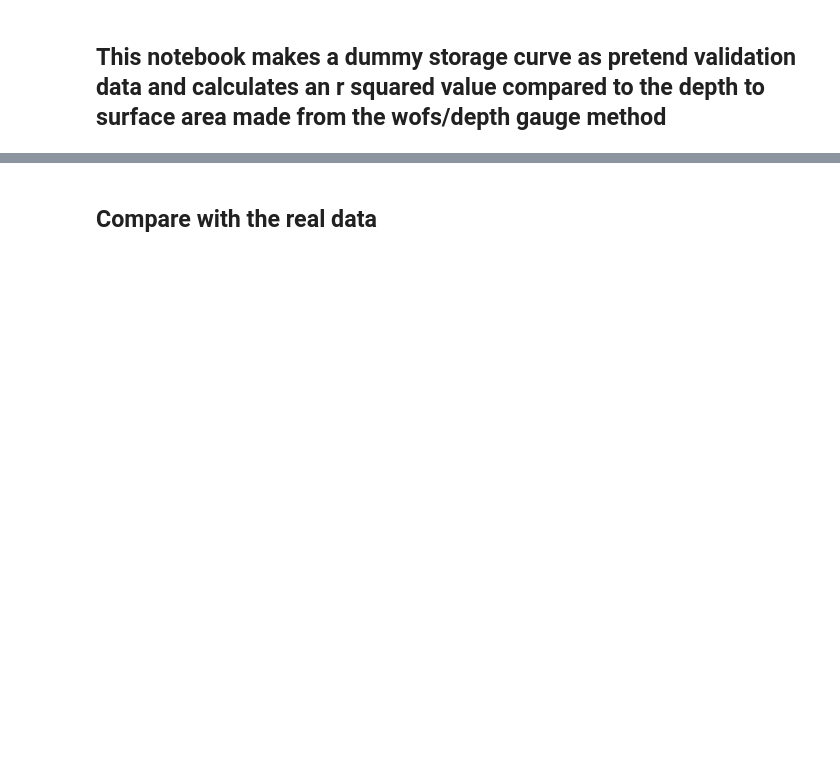
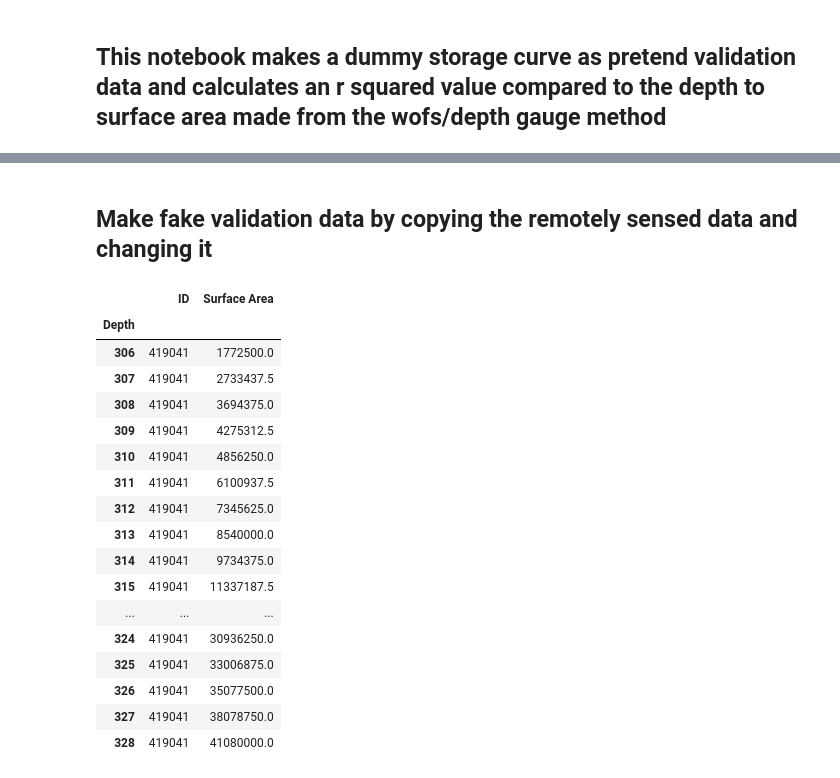
Before and after one commit to anchor228/Reservoirs_project, a Jupyter notebook: fake_validation.ipynb, the cells around one changed output, grey strips where cells are left out. Saved outputs shown, nothing was run; the diff lists cells and outputs as text; code cells hidden in the pictures; blank space fills up the shorter version.

```diff
--- a/fake_validation.ipynb
+++ b/fake_validation.ipynb
@@ -13,0 +70,2 @@ my_storage_curve = 'Storage_curves/294.1.csv'
+# %%
+remotely_sensed = pd.read_csv('Storage_curves/419041.csv') #Keepit
@@ -13,0 +91,2 @@ my_storage_curve = 'Storage_curves/294.1.csv'
+# %% [markdown]
+## Make fake validation data by copying the remotely sensed data and changing it
@@ -45,5 +107,25 @@ max_ = df2.index.max()
 df3 = df2.reindex(range(min_, max_+1))
 df3['Surface Area'] = df3['Surface Area'].interpolate()
 df3['ID'] = ID
-# %% [markdown]
-## Compare with the real data
+# %%
+rs_df = remotely_sensed.set_index('Depth') # this is the original curve
+rs_df
+# %% [output]
+|  | ID | Surface Area |
+| Depth |  |  |
+| 306 | 419041 | 1772500.0 |
+| 307 | 419041 | 2733437.5 |
+| 308 | 419041 | 3694375.0 |
+| 309 | 419041 | 4275312.5 |
+| 310 | 419041 | 4856250.0 |
+| 311 | 419041 | 6100937.5 |
+| 312 | 419041 | 7345625.0 |
+| 313 | 419041 | 8540000.0 |
+| 314 | 419041 | 9734375.0 |
+| 315 | 419041 | 11337187.5 |
+| ... | ... | ... |
+| 324 | 419041 | 30936250.0 |
+| 325 | 419041 | 33006875.0 |
+| 326 | 419041 | 35077500.0 |
+| 327 | 419041 | 38078750.0 |
+| 328 | 419041 | 41080000.0 |
```
Also changed, not shown: parts of 19 cells of this notebook, 53 other files.
